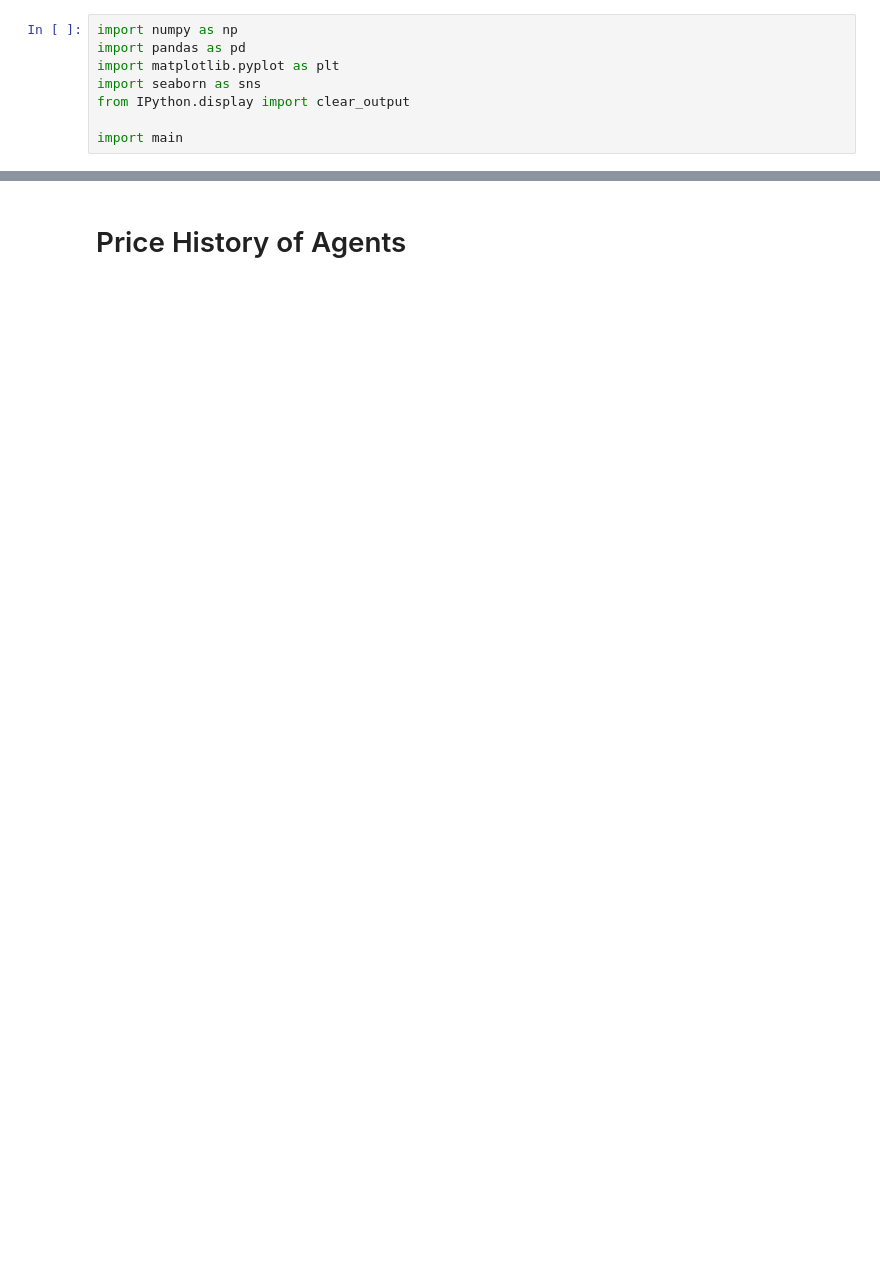
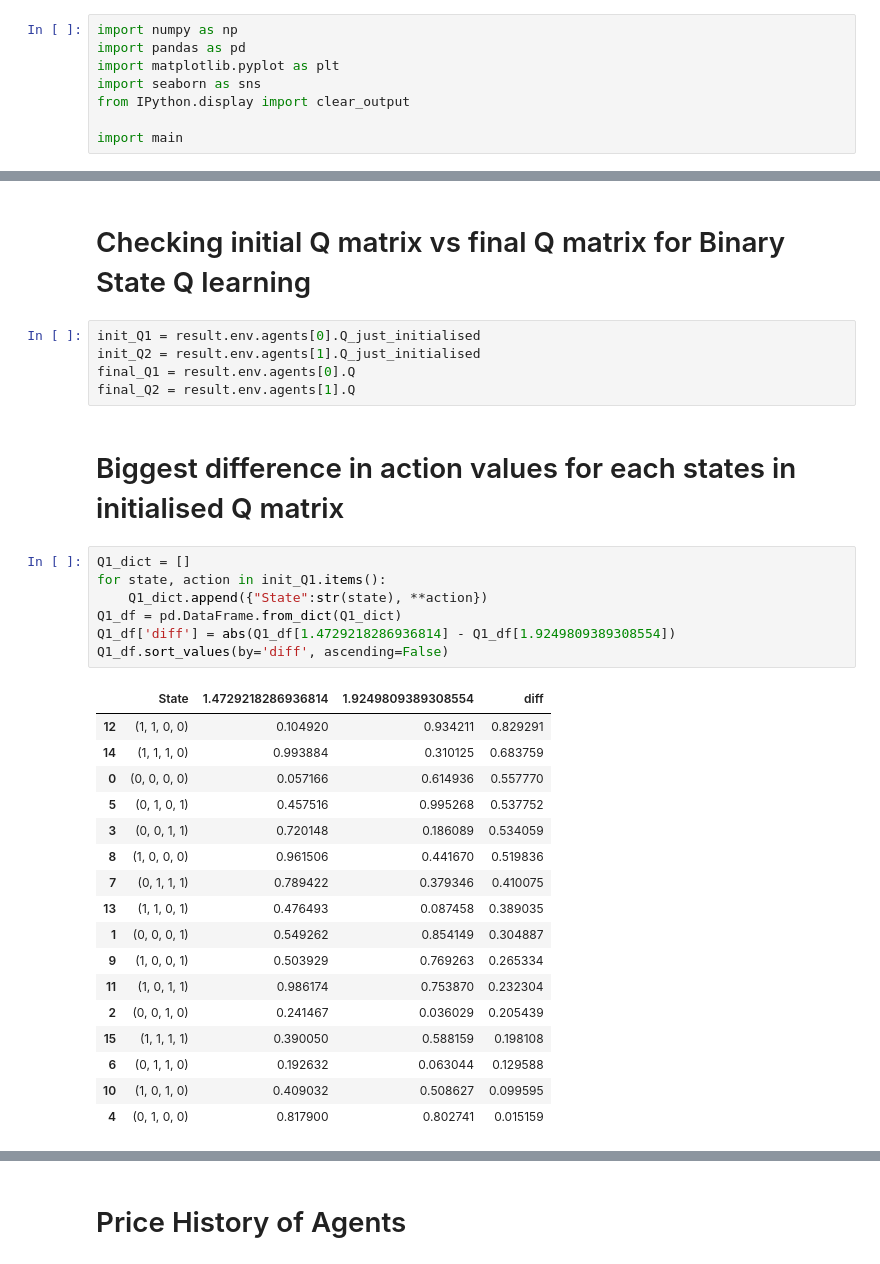
Before and after one commit to weehan299/multiagenteconomicssimulation, a Jupyter notebook: Data Analysis of Results.ipynb, the cells around one changed output, grey strips where cells are left out. Drawn from its saved outputs; the diff is of its cells as text; blank space fills up the shorter version.

```diff
--- a/Data Analysis of Results.ipynb
+++ b/Data Analysis of Results.ipynb
@@ -72,3 +40,37 @@ final_Q1
+# %% [markdown]
+# Checking initial Q matrix vs final Q matrix for Binary State Q learning
+# %%
+init_Q1 = result.env.agents[0].Q_just_initialised
+init_Q2 = result.env.agents[1].Q_just_initialised
+final_Q1 = result.env.agents[0].Q
+final_Q2 = result.env.agents[1].Q
+# %% [markdown]
+# Biggest difference in action values for each states in initialised Q matrix
+# %%
+Q1_dict = []
+for state, action in init_Q1.items():
+    Q1_dict.append({"State":str(state), **action})
+Q1_df = pd.DataFrame.from_dict(Q1_dict)
+Q1_df['diff'] = abs(Q1_df[1.4729218286936814] - Q1_df[1.9249809389308554])
+Q1_df.sort_values(by='diff', ascending=False)
+# %% [output]
+|  | State | 1.4729218286936814 | 1.9249809389308554 | diff |
+| 12 | (1, 1, 0, 0) | 0.104920 | 0.934211 | 0.829291 |
+| 14 | (1, 1, 1, 0) | 0.993884 | 0.310125 | 0.683759 |
+| 0 | (0, 0, 0, 0) | 0.057166 | 0.614936 | 0.557770 |
+| 5 | (0, 1, 0, 1) | 0.457516 | 0.995268 | 0.537752 |
+| 3 | (0, 0, 1, 1) | 0.720148 | 0.186089 | 0.534059 |
+| 8 | (1, 0, 0, 0) | 0.961506 | 0.441670 | 0.519836 |
+| 7 | (0, 1, 1, 1) | 0.789422 | 0.379346 | 0.410075 |
+| 13 | (1, 1, 0, 1) | 0.476493 | 0.087458 | 0.389035 |
+| 1 | (0, 0, 0, 1) | 0.549262 | 0.854149 | 0.304887 |
+| 9 | (1, 0, 0, 1) | 0.503929 | 0.769263 | 0.265334 |
+| 11 | (1, 0, 1, 1) | 0.986174 | 0.753870 | 0.232304 |
+| 2 | (0, 0, 1, 0) | 0.241467 | 0.036029 | 0.205439 |
+| 15 | (1, 1, 1, 1) | 0.390050 | 0.588159 | 0.198108 |
+| 6 | (0, 1, 1, 0) | 0.192632 | 0.063044 | 0.129588 |
+| 10 | (1, 0, 1, 0) | 0.409032 | 0.508627 | 0.099595 |
+| 4 | (0, 1, 0, 0) | 0.817900 | 0.802741 | 0.015159 |
 # %%
 init_Q1 = result.env.agents[0].Q_just_initialised
 init_Q2 = result.env.agents[1].Q_just_initialised
```
Also changed, not shown: parts of 22 cells of this notebook, 6 other files.
